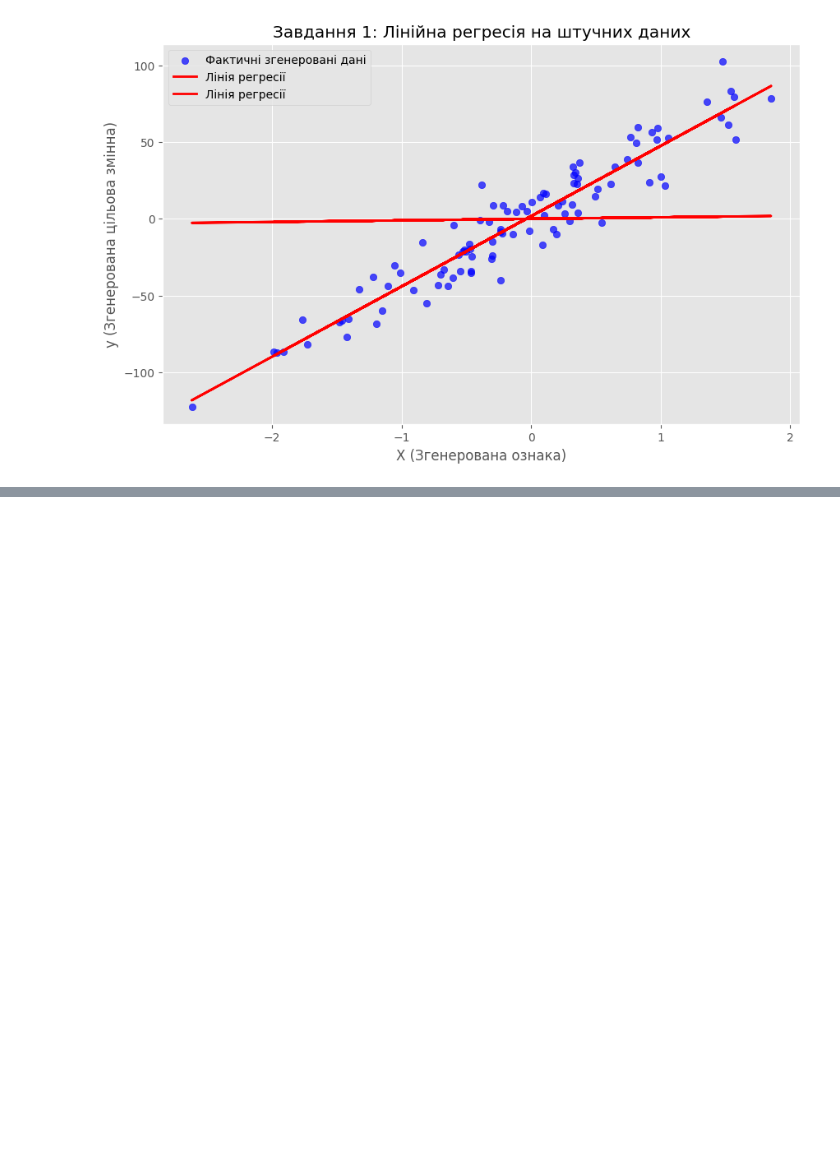
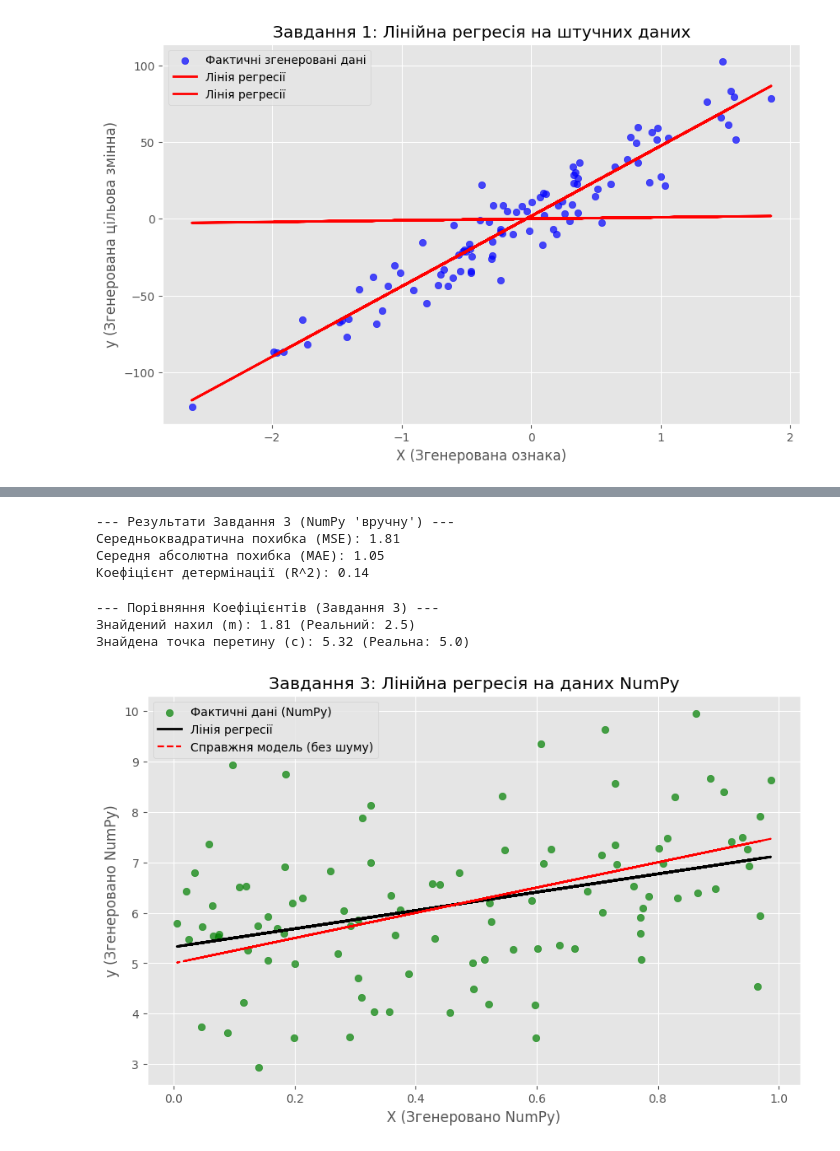
Before and after one commit to Saytoris/Data-Science-Labs, a Jupyter notebook: Lab_3/Lab3.ipynb, the cells around one changed output, grey strips where cells are left out. Cells and saved outputs as stored; diff of their text form; code cells hidden in the pictures; blank space fills up the shorter version.

```diff
--- a/Lab_3/Lab3.ipynb
+++ b/Lab_3/Lab3.ipynb
@@ -152,0 +260,56 @@ if not df_kaggle.empty:
+# %%
+# --- Завдання 3: Моделювання ---
+
+# 1. Створення і навчання моделі
+model_numpy = LinearRegression()
+model_numpy.fit(X_numpy_df, y_numpy_df) # ВИПРАВЛЕНО: Посилання  переміщено в коментар
+
+# 2. Передбачення значень
+y_numpy_pred = model_numpy.predict(X_numpy_df)
+
+# 3. Оцінка моделі
+mse_numpy = mean_squared_error(y_numpy_df, y_numpy_pred)
+mae_numpy = mean_absolute_error(y_numpy_df, y_numpy_pred)
+r2_numpy = r2_score(y_numpy_df, y_numpy_pred)
+
+print("\n--- Результати Завдання 3 (NumPy 'вручну') ---")
+print(f"Середньоквадратична похибка (MSE): {mse_numpy:.2f}")
+print(f"Середня абсолютна похибка (MAE): {mae_numpy:.2f}")
+print(f"Коефіцієнт детермінації (R^2): {r2_numpy:.2f}")
+# %% [output]
+--- Результати Завдання 3 (NumPy 'вручну') ---
+Середньоквадратична похибка (MSE): 1.81
+Середня абсолютна похибка (MAE): 1.05
+Коефіцієнт детермінації (R^2): 0.14
+# %%
+# --- Завдання 3: Перевірка Коефіцієнтів ---
+found_m = model_numpy.coef_
+found_c = model_numpy.intercept_
+
+print("\n--- Порівняння Коефіцієнтів (Завдання 3) ---")
+
+# ВИПРАВЛЕНО: Додано [0] для доступу до числа всередині масиву numpy
+print(f"Знайдений нахил (m): {found_m[0]:.2f} (Реальний: {TRUE_C})")
+
+# Примітка: 'found_c' (intercept_) часто вже є скаляром (простим числом),
+# але якщо він також є масивом, йому теж може знадобитися [0].
+# Якщо 'found_c' вже є числом, цей рядок працюватиме:
+print(f"Знайдена точка перетину (c): {found_c:.2f} (Реальна: {TRUE_M})")
+# %% [output]
+--- Порівняння Коефіцієнтів (Завдання 3) ---
+Знайдений нахил (m): 1.81 (Реальний: 2.5)
+Знайдена точка перетину (c): 5.32 (Реальна: 5.0)
+# %%
+# --- Завдання 3: Візуалізація ---
+plt.figure(figsize=(10, 6))
+plt.scatter(X_numpy_df, y_numpy_df, color='green', label='Фактичні дані (NumPy)', alpha=0.7)
+plt.plot(X_numpy_df, y_numpy_pred, color='black', linewidth=2, label='Лінія регресії')
+# Додамо "справжню" лінію, яку ми заклали
+plt.plot(X_numpy_df, y_numpy_ideal, color='red', linestyle='--', label='Справжня модель (без шуму)')
+plt.xlabel('X (Згенеровано NumPy)')
+plt.ylabel('y (Згенеровано NumPy)')
+plt.title('Завдання 3: Лінійна регресія на даних NumPy')
+plt.legend()
+plt.show()
+# %% [output]
+[figure, added]
```
Also changed, not shown: parts of 4 cells of this notebook, 1 other file.
